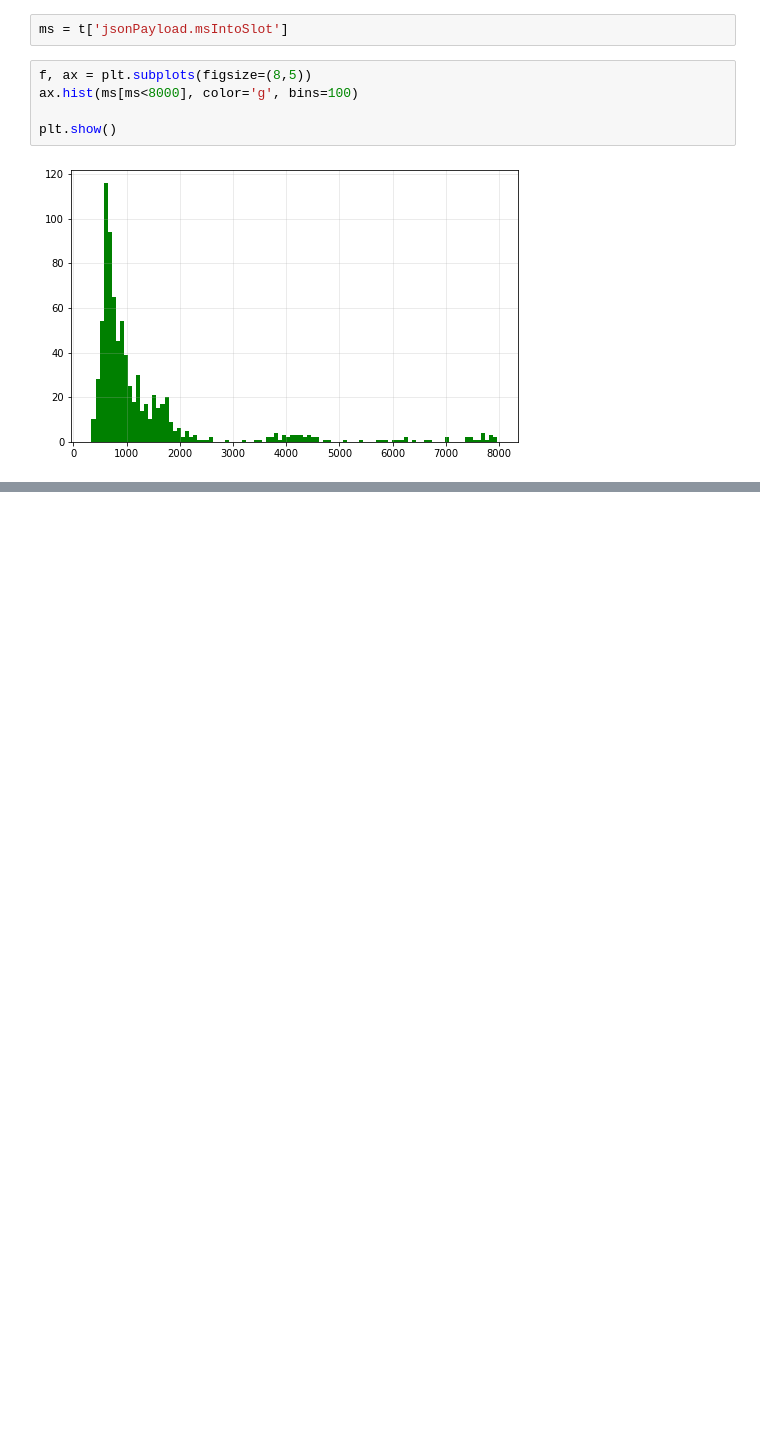
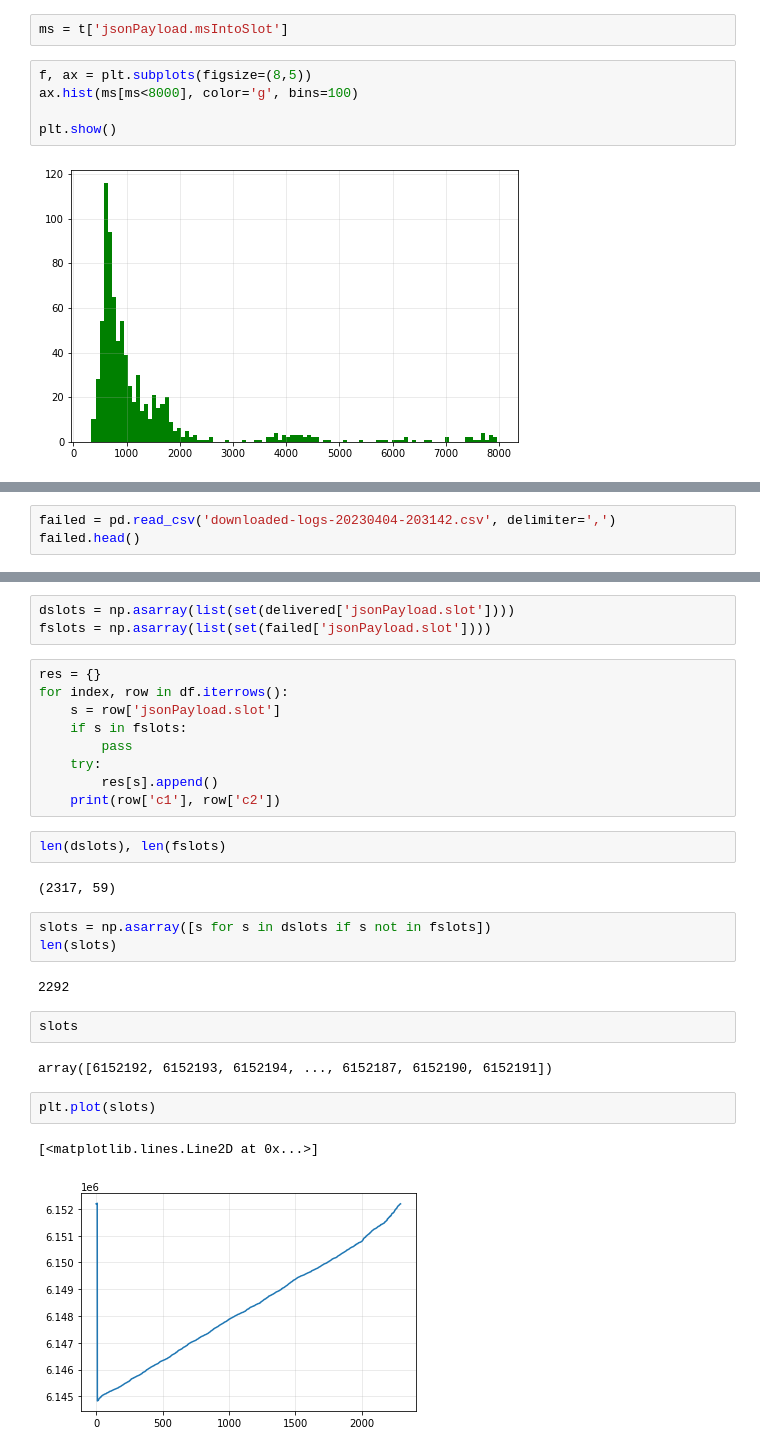
Before and after one commit to michaelneuder/relay-data, a Jupyter notebook: timestamps.ipynb, the cells around one changed output, grey strips where cells are left out. Saved outputs shown, nothing was run; the diff lists cells and outputs as text; blank space fills up the shorter version.

```diff
--- a/timestamps.ipynb
+++ b/timestamps.ipynb
@@ -260,0 +478,3 @@ plt.show()
+# %%
+failed = pd.read_csv('downloaded-logs-20230404-203142.csv', delimiter=',')
+failed.head()
@@ -260,0 +535,30 @@ plt.show()
+# %%
+dslots = np.asarray(list(set(delivered['jsonPayload.slot'])))
+fslots = np.asarray(list(set(failed['jsonPayload.slot'])))
+# %%
+res = {}
+for index, row in df.iterrows():
+    s = row['jsonPayload.slot']
+    if s in fslots:
+        pass
+    try:
+        res[s].append()
+    print(row['c1'], row['c2'])
+# %%
+len(dslots), len(fslots)
+# %% [output]
+(2317, 59)
+# %%
+slots = np.asarray([s for s in dslots if s not in fslots])
+len(slots)
+# %% [output]
+2292
+# %%
+slots
+# %% [output]
+array([6152192, 6152193, 6152194, ..., 6152187, 6152190, 6152191])
+# %%
+plt.plot(slots)
+# %% [output]
+[<matplotlib.lines.Line2D at 0x...>]
+[figure, added]
```
Also changed, not shown: parts of 47 cells of this notebook, 3 other files.
